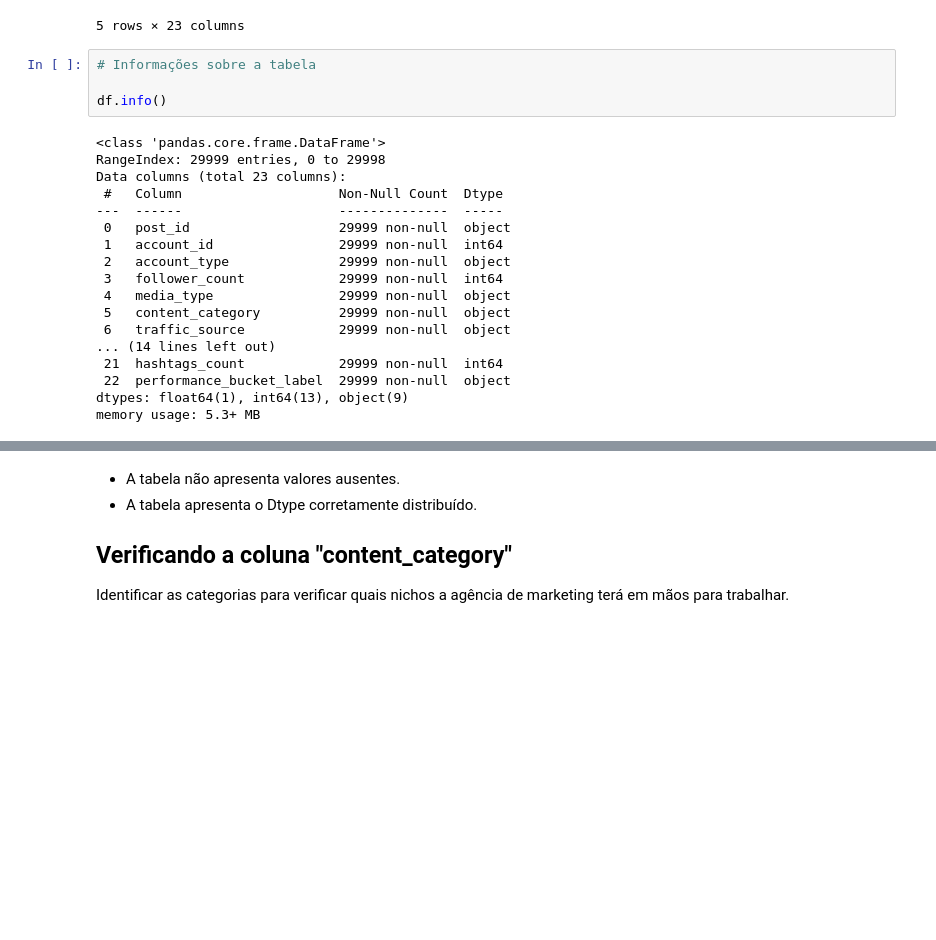
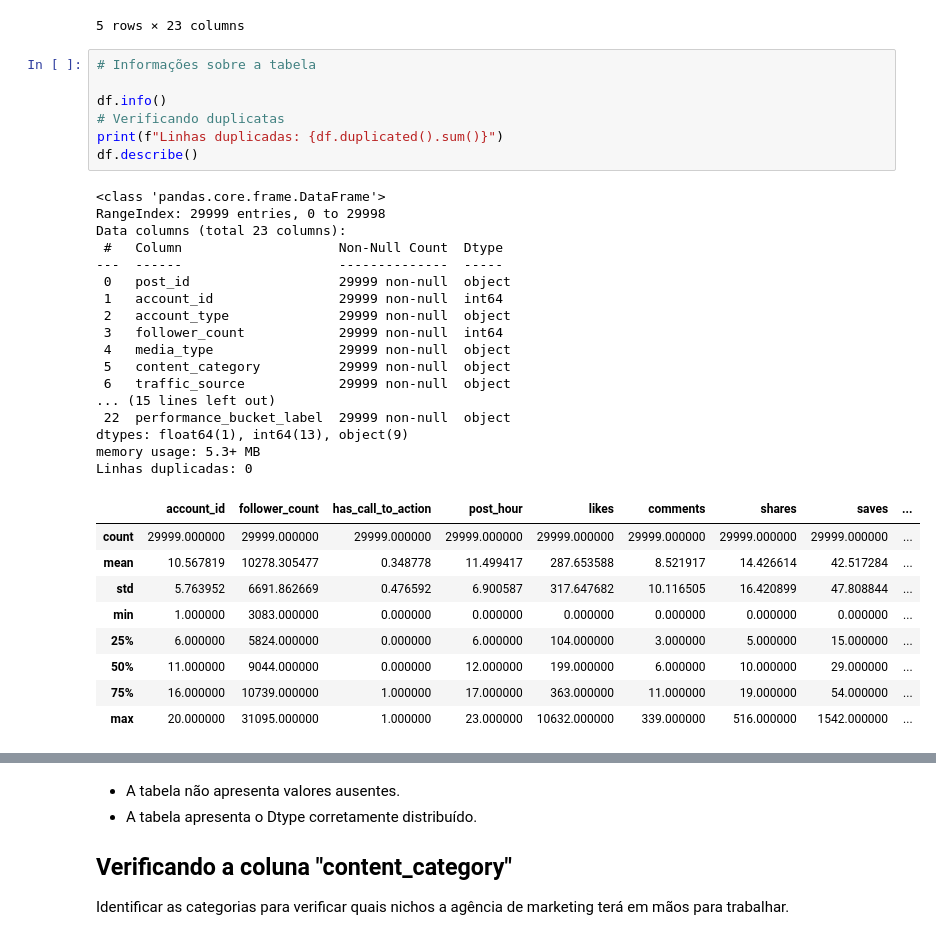
Before and after one commit to pedrobittencourtdev/instagram-analytics, a Jupyter notebook: SocialMediaDataAnalysis.ipynb, the cells around one changed output, grey strips where cells are left out. Saved outputs shown, nothing was run; the diff lists cells and outputs as text; blank space fills up the shorter version.

```diff
--- a/SocialMediaDataAnalysis.ipynb
+++ b/SocialMediaDataAnalysis.ipynb
@@ -63,22 +64,34 @@ df.head()
 # %%
 # Informações sobre a tabela
 
 df.info()
+# Verificando duplicatas
+print(f"Linhas duplicadas: {df.duplicated().sum()}")
+df.describe()
 # %% [output]
 <class 'pandas.core.frame.DataFrame'>
 RangeIndex: 29999 entries, 0 to 29998
 Data columns (total 23 columns):
  #   Column                    Non-Null Count  Dtype
 ---  ------                    --------------  -----
  0   post_id                   29999 non-null  object
  1   account_id                29999 non-null  int64
  2   account_type              29999 non-null  object
  3   follower_count            29999 non-null  int64
  4   media_type                29999 non-null  object
  5   content_category          29999 non-null  object
  6   traffic_source            29999 non-null  object
-... (14 lines left out)
- 21  hashtags_count            29999 non-null  int64
+... (15 lines left out)
  22  performance_bucket_label  29999 non-null  object
 dtypes: float64(1), int64(13), object(9)
 memory usage: 5.3+ MB
+Linhas duplicadas: 0
+|  | account_id | follower_count | has_call_to_action | post_hour | likes | comments | shares | saves | ... |
+| count | 29999.000000 | 29999.000000 | 29999.000000 | 29999.000000 | 29999.000000 | 29999.000000 | 29999.000000 | 29999.000000 | ... |
+| mean | 10.567819 | 10278.305477 | 0.348778 | 11.499417 | 287.653588 | 8.521917 | 14.426614 | 42.517284 | ... |
+| std | 5.763952 | 6691.862669 | 0.476592 | 6.900587 | 317.647682 | 10.116505 | 16.420899 | 47.808844 | ... |
+| min | 1.000000 | 3083.000000 | 0.000000 | 0.000000 | 0.000000 | 0.000000 | 0.000000 | 0.000000 | ... |
+| 25% | 6.000000 | 5824.000000 | 0.000000 | 6.000000 | 104.000000 | 3.000000 | 5.000000 | 15.000000 | ... |
+| 50% | 11.000000 | 9044.000000 | 0.000000 | 12.000000 | 199.000000 | 6.000000 | 10.000000 | 29.000000 | ... |
+| 75% | 16.000000 | 10739.000000 | 1.000000 | 17.000000 | 363.000000 | 11.000000 | 19.000000 | 54.000000 | ... |
+| max | 20.000000 | 31095.000000 | 1.000000 | 23.000000 | 10632.000000 | 339.000000 | 516.000000 | 1542.000000 | ... |
```
Also changed, not shown: parts of 12 cells of this notebook, 3 other files.
